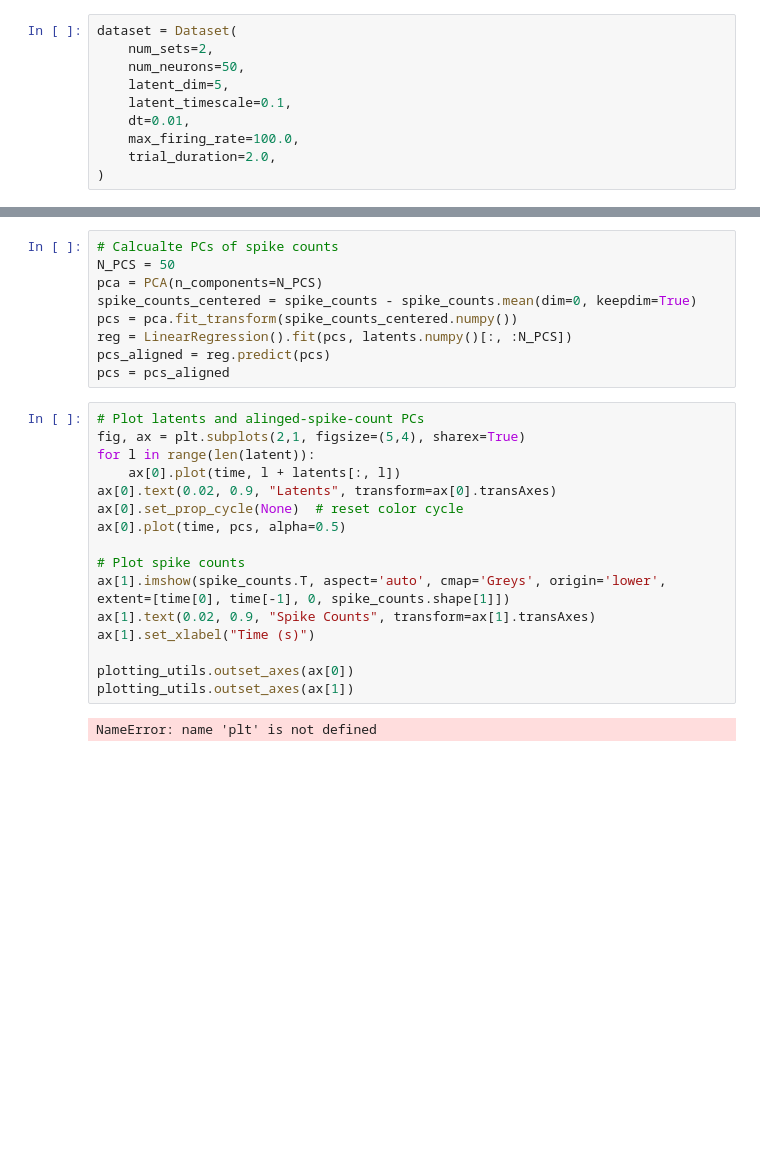
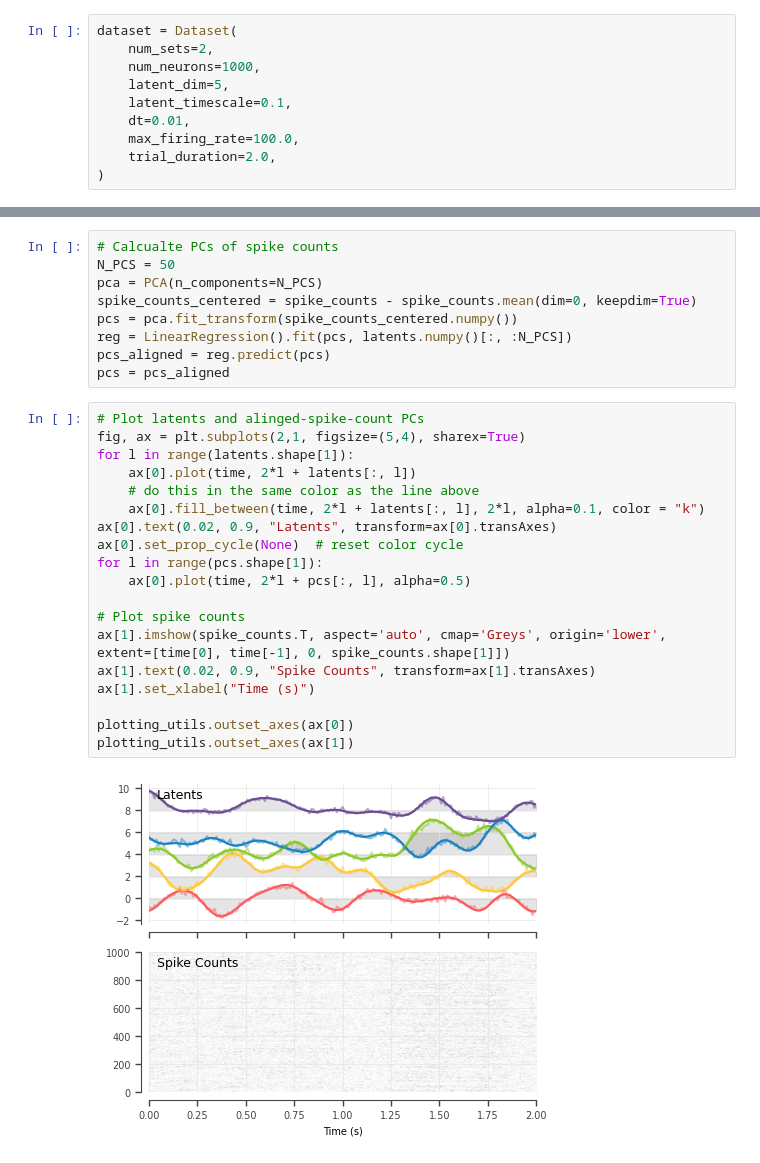
Before and after one commit to TomGeorge1234/pomoco, a Jupyter notebook: notebooks/testing.ipynb, the cells around one changed output, grey strips where cells are left out. Cells and saved outputs as stored; diff of their text form; blank space fills up the shorter version.

Commit message:
plotting stuff

```diff
--- a/notebooks/testing.ipynb
+++ b/notebooks/testing.ipynb
@@ -17,7 +20,7 @@ from sklearn.linear_model import LinearRegression
 # %%
 dataset = Dataset(
     num_sets=2,
-    num_neurons=50,
+    num_neurons=1000,
     latent_dim=5,
     latent_timescale=0.1,
     dt=0.01,
@@ -41,18 +44,21 @@ pcs = pcs_aligned
 # %%
 # Plot latents and alinged-spike-count PCs
 fig, ax = plt.subplots(2,1, figsize=(5,4), sharex=True)
-for l in range(len(latent)):
-    ax[0].plot(time, l + latents[:, l])
+for l in range(latents.shape[1]):
+    ax[0].plot(time, 2*l + latents[:, l])
+    # do this in the same color as the line above
+    ax[0].fill_between(time, 2*l + latents[:, l], 2*l, alpha=0.1, color = "k")
 ax[0].text(0.02, 0.9, "Latents", transform=ax[0].transAxes)
 ax[0].set_prop_cycle(None)  # reset color cycle
-ax[0].plot(time, pcs, alpha=0.5)
+for l in range(pcs.shape[1]):
+    ax[0].plot(time, 2*l + pcs[:, l], alpha=0.5)
 
 # Plot spike counts
 ax[1].imshow(spike_counts.T, aspect='auto', cmap='Greys', origin='lower', extent=[time[0], time[-1], 0, spike_counts.shape[1]])
 ax[1].text(0.02, 0.9, "Spike Counts", transform=ax[1].transAxes)
 ax[1].set_xlabel("Time (s)")
 
 plotting_utils.outset_axes(ax[0])
 plotting_utils.outset_axes(ax[1])
 # %% [output]
-NameError: name 'plt' is not defined
+[figure, added]
```
Also changed, not shown: parts of 1 cell of this notebook, 1 other file.
